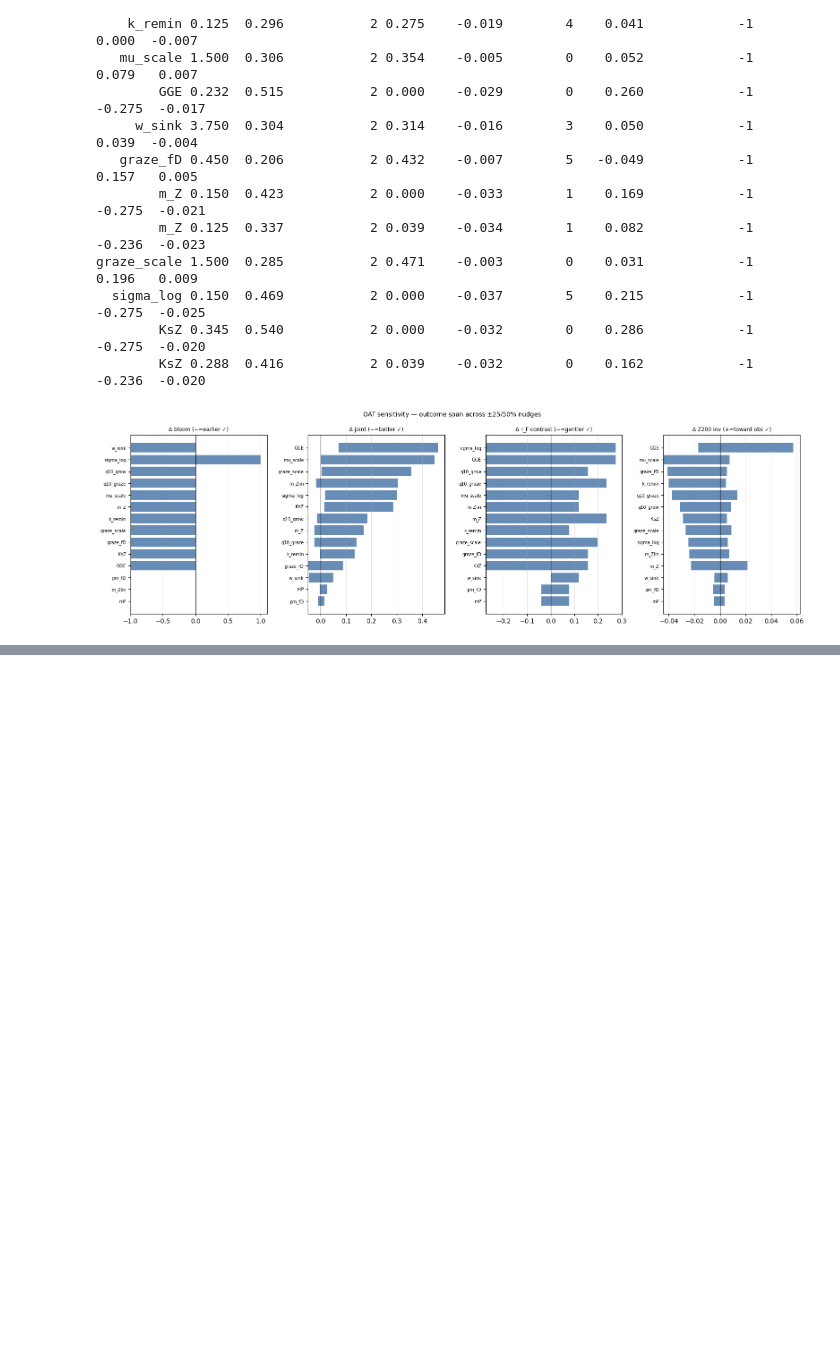
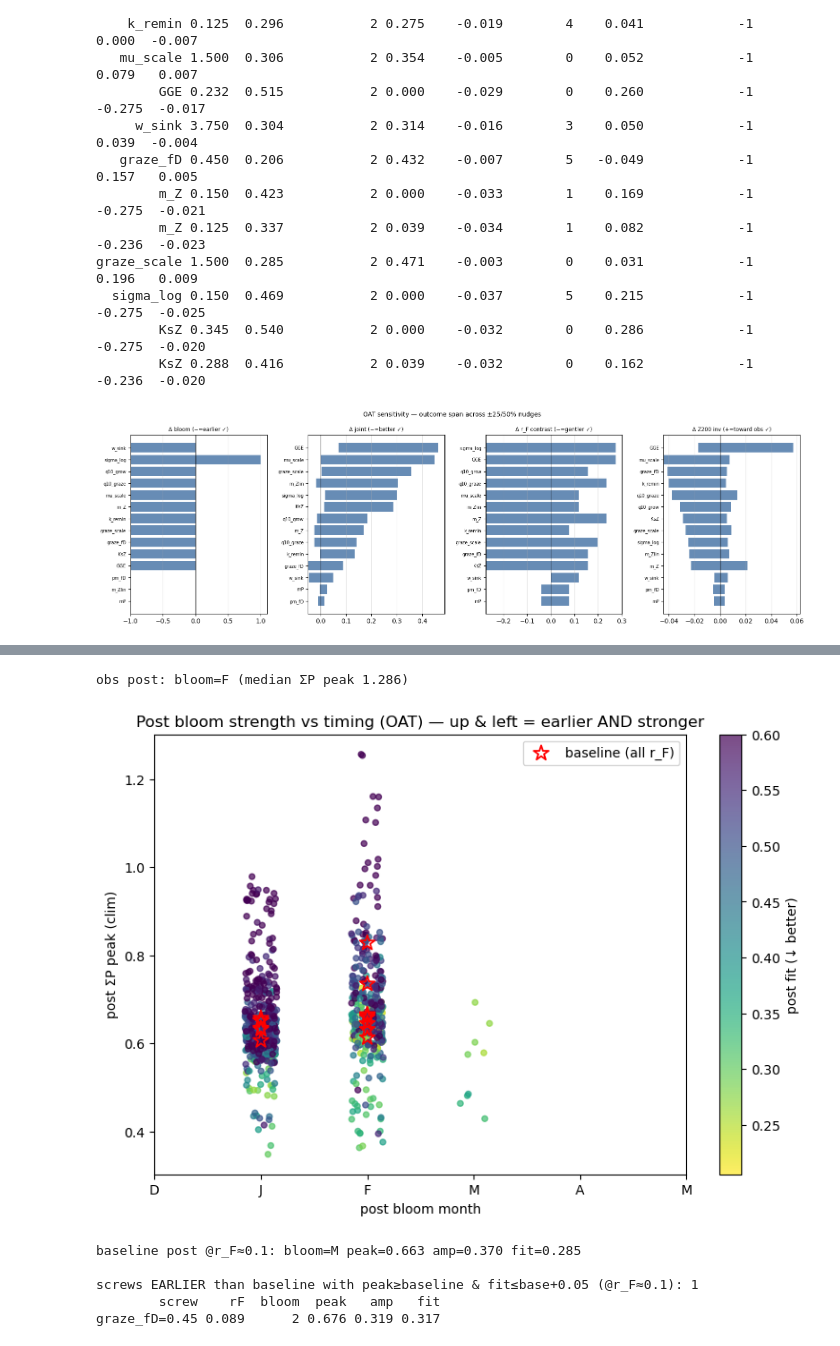
Before and after one commit to ben1post/SSMCariaco, a Jupyter notebook: parameter_scan/FINAL/NEWSCANSETUP_04.ipynb, the cells around one changed output, grey strips where cells are left out. Saved outputs shown, nothing was run; the diff lists cells and outputs as text; code cells hidden in the pictures; blank space fills up the shorter version.

```diff
--- a/parameter_scan/FINAL/NEWSCANSETUP_04.ipynb
+++ b/parameter_scan/FINAL/NEWSCANSETUP_04.ipynb
@@ -142,0 +248,50 @@ graze_scale 1.500  0.285           2 0.471    -0.003        0    0.031
+# %%
+import numpy as np, pandas as pd, matplotlib.pyplot as plt
+import seasonal_scan_harness as ssh
+res=ssh.load_results('seasonal_OAT_hplc3h_2026-06-28.pkl'); recs=res.records; OBS=res.obs
+obs_m=ssh.build_obs_monthly(['pre+recovery','post'],forcing_complete=True)
+MO=['J','F','M','A','M','J','J','A','S','O','N','D']; TGT=['mcs','pico','nano','micro','sumP']
+CENTER={'GGE':0.31,'mP':0.0015,'m_Z':0.10,'KsZ':0.23,'sigma_log':0.20,'m_Zlin':0.05,'k_remin':0.10,
+        'w_sink':5.0,'q10_grow':1.62,'q10_graze':2.48,'mu_scale':1.0,'graze_scale':1.0,'graze_fD':0.75,'pm_fD':0.9}
+def csc(r):
+    g=r['group']
+    def rms(get,ov):
+        t=[((get(k)-ov[k])/ov[k])**2 for k in TGT if ov.get(k) and abs(ov[k])>1e-9 and np.isfinite(get(k))]
+        return float(np.sqrt(np.mean(t))) if t else np.nan
+    return np.nanmax([rms(lambda k:r.get(k,np.nan),OBS[g]['mean']),rms(lambda k:r.get(k+'_med',np.nan),OBS[g]['med'])])
+def screw_of(r):
+    for k,cv in CENTER.items():
+        if abs(float(r.get(k,cv))-cv)>1e-9*max(1,abs(cv)): return f"{k}={float(r.get(k,cv)):g}"
+    return 'baseline'
+ob=obs_m['post'].dropna(subset=['sumP']).groupby('mo')['sumP'].median().reindex(range(1,13)).values
+print(f"obs post: bloom={MO[int(np.nanargmax(ob))]} (median ΣP peak {np.nanmax(ob):.3f})")
+
+rows=[]
+for r in recs:
+    if r['group']!='post': continue
+    c=np.asarray(r.get('clim_sumP',[np.nan]*12),float)
+    if not np.isfinite(c).any(): continue
+    rows.append(dict(screw=screw_of(r),rF=r['fish'],bloom=int(np.nanargmax(c))+1,
+                     peak=float(np.nanmax(c)),amp=float(np.nanmax(c)-np.nanmin(c)),fit=csc(r)))
+D=pd.DataFrame(rows)
+
+fig,ax=plt.subplots(figsize=(9,6))
+sc=ax.scatter(D.bloom+np.random.uniform(-.15,.15,len(D)),D.peak,c=D.fit,cmap='viridis_r',vmax=0.6,s=18,alpha=.7)
+bb=D[D.screw=='baseline']; ax.scatter(bb.bloom,bb.peak,marker='*',s=140,edgecolor='r',facecolor='none',lw=1.3,label='baseline (all r_F)')
+plt.colorbar(sc,label='post fit (↓ better)'); ax.set_xlabel('post bloom month'); ax.set_ylabel('post ΣP peak (clim)')
+ax.set_xticks(range(1,7)); ax.set_xticklabels([MO[m-1] for m in range(6)]); ax.legend()
+ax.set_title('Post bloom strength vs timing (OAT) — up & left = earlier AND stronger'); plt.show()
+
+D01=D[(D.rF-0.1).abs()<0.02]; b0=D01[D01.screw=='baseline'].iloc[0]
+print(f"\nbaseline post @r_F≈0.1: bloom={MO[int(b0.bloom)-1]} peak={b0.peak:.3f} amp={b0.amp:.3f} fit={b0.fit:.3f}")
+better=D01[(D01.bloom<b0.bloom)&(D01.peak>=b0.peak)&(D01.fit<=b0.fit+0.05)]
+print(f"\nscrews EARLIER than baseline with peak≥baseline & fit≤base+0.05 (@r_F≈0.1): {len(better)}")
+print(better.sort_values(['bloom','fit']).round(3).to_string(index=False) if len(better) else "  none — strength/timing tradeoff holds → settle forcing + keep baseline")
+# %% [output]
+obs post: bloom=F (median ΣP peak 1.286)
+[figure, added]
+baseline post @r_F≈0.1: bloom=M peak=0.663 amp=0.370 fit=0.285
+
+screws EARLIER than baseline with peak≥baseline & fit≤base+0.05 (@r_F≈0.1): 1
+        screw    rF  bloom  peak   amp   fit
+graze_fD=0.45 0.089      2 0.676 0.319 0.317
```
Also changed, not shown: parts of 20 cells of this notebook, 4 other files.
